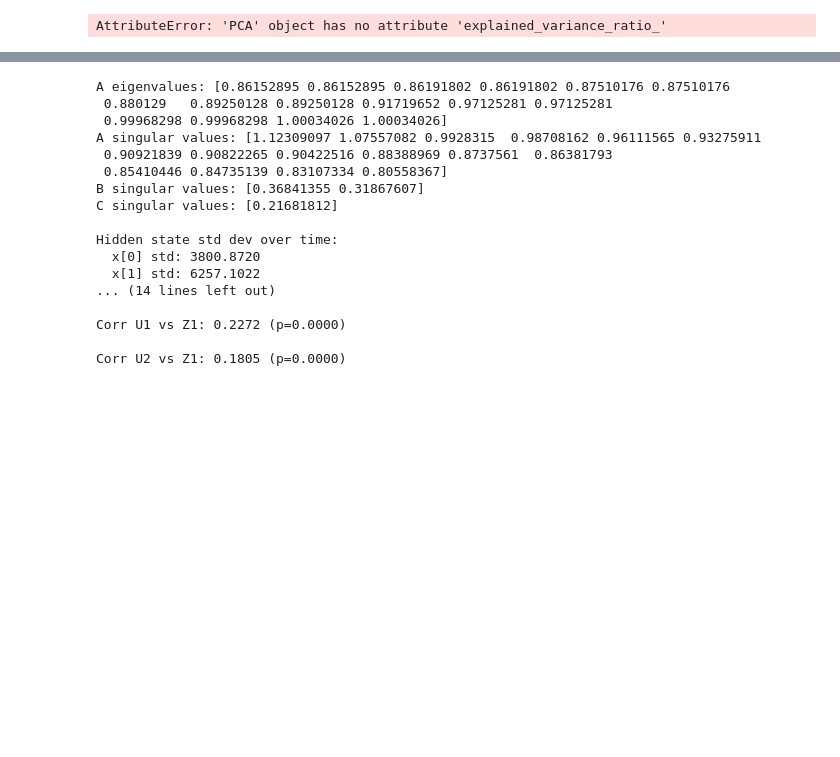
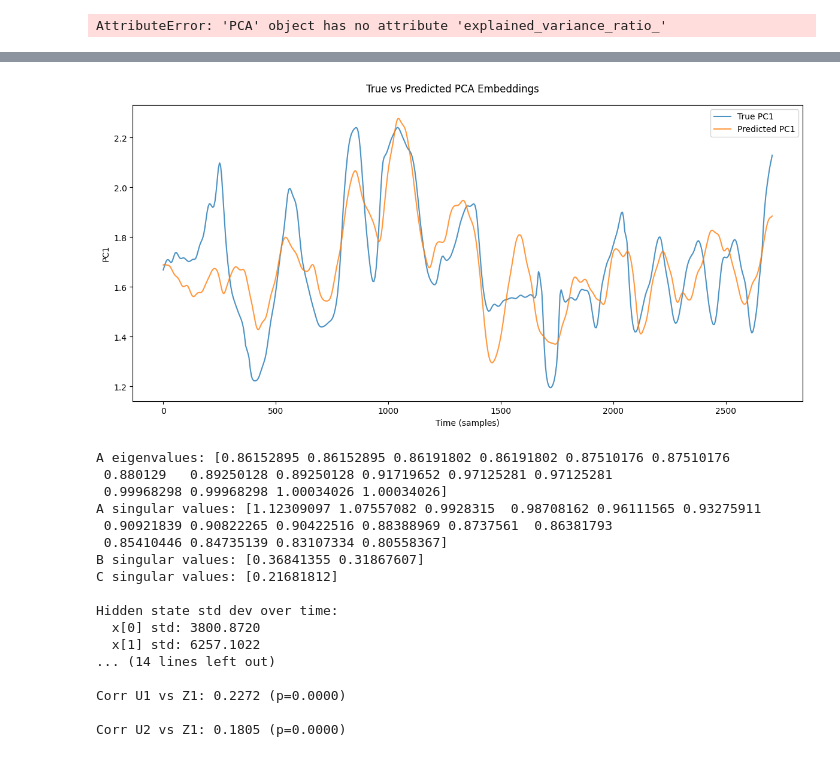
Before and after one commit to hayyazul/BCI-Data-Processing, a Jupyter notebook: bci_data_analysis.ipynb, the cells around one changed output, grey strips where cells are left out. Cells and saved outputs as stored; diff of their text form; code cells hidden in the pictures; blank space fills up the shorter version.

```diff
--- a/bci_data_analysis.ipynb
+++ b/bci_data_analysis.ipynb
@@ -1360,22 +1342,24 @@ print("Periods (samples):", [2*np.pi/abs(np.angle(e)) for e in eigs if abs(np.an
 # %%
 plt.close()
 fig, ax = plt.subplots(Z.shape[1], 1, figsize=(12, 6), sharex=True)
 if Z.shape[1] == 1:
     ax = [ax]
 
 for i in range(Z.shape[1]):
     # PC1
     ax[i].plot(Z[:, i], label=f'True PC{i + 1}', alpha=0.8)
-    ax[i].plot(0.3 * Z_hat[:, i], label=f'Predicted PC{i + 1}', alpha=0.8)
+    ax[i].plot(Z_hat[:, i], label=f'Predicted PC{i + 1}', alpha=0.8)
     ax[i].set_ylabel(f'PC{i + 1}')
     ax[i].legend()
 
     if i == Z.shape[1] - 1:
         ax[i].set_xlabel('Time (samples)')
 
 plt.suptitle('True vs Predicted PCA Embeddings')
 plt.tight_layout()
 plt.show()
+# %% [output]
+[figure, added]
 # %%
 # 1. Check the learned dynamics
 print("A eigenvalues:", np.sort(np.abs(np.linalg.eigvals(model.A))))
```
Also changed, not shown: parts of 4 cells of this notebook, 3 other files.
